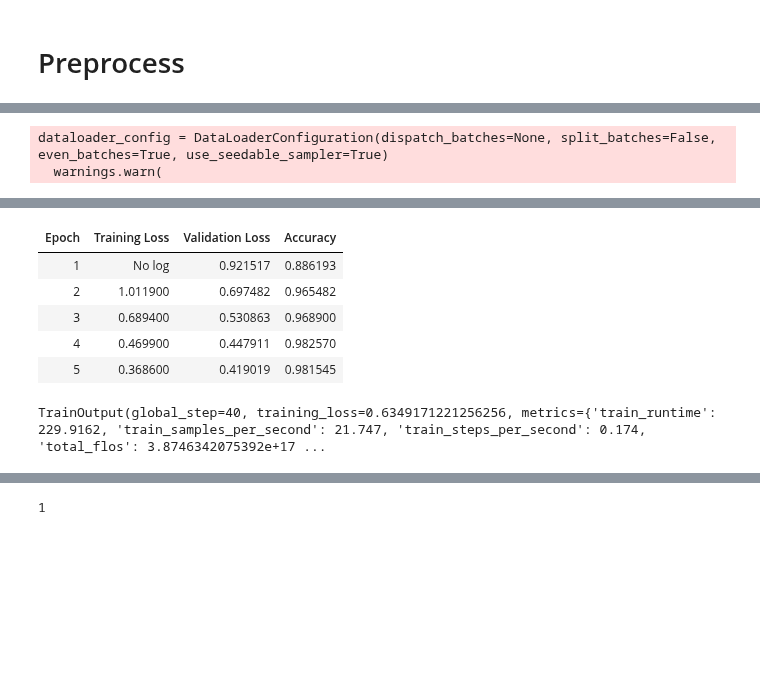
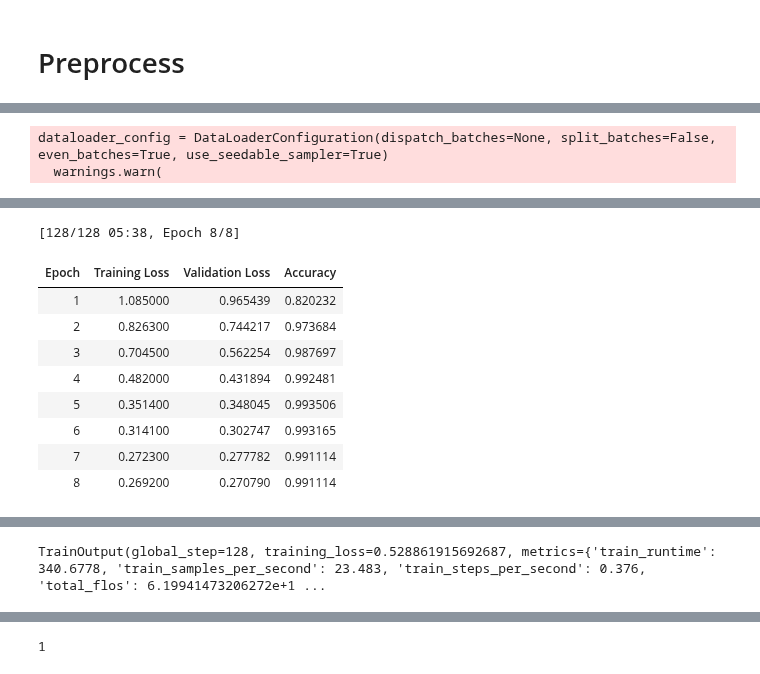
Before and after one commit to Tuchsanai/DL-FOR-COMPUTER-VISION, a Jupyter notebook: Hugging_face/Image_Classification1/Image_Classification_From_Folder.ipynb, the cells around one changed output, grey strips where cells are left out. Drawn from its saved outputs; the diff is of its cells as text; code cells hidden in the pictures; blank space fills up the shorter version.

```diff
--- a/Hugging_face/Image_Classification1/Image_Classification_From_Folder.ipynb
+++ b/Hugging_face/Image_Classification1/Image_Classification_From_Folder.ipynb
@@ -290,17 +304,49 @@ def collate_fn(batch):
         'pixel_values': torch.stack([x['pixel_values'] for x in batch]),
         'labels': torch.tensor([x['label'] for x in batch])
     }
+# %%
+import time
+import torch
+from transformers import TrainerCallback
+
+class GPUMonitoringCallback(TrainerCallback):
+    def on_train_begin(self, args, state, control, **kwargs):
+        self.start_time = time.time()
+
+    def on_step_begin(self, args, state, control, **kwargs):
+        if torch.cuda.is_available():
+            gpu_memory_allocated = torch.cuda.memory_allocated()
+            gpu_memory_reserved = torch.cuda.memory_reserved()
+            gpu_memory_total = torch.cuda.get_device_properties(0).total_memory
+            gpu_memory_usage = (gpu_memory_allocated + gpu_memory_reserved) / gpu_memory_total * 100
+            gpu_memory_usage_gb = (gpu_memory_allocated + gpu_memory_reserved) / (1024 * 1024 * 1024)  # Convert to GB
+
+            elapsed_time = time.time() - self.start_time
+            hours, remainder = divmod(elapsed_time, 3600)
+            minutes, seconds = divmod(remainder, 60)
+
+            print(f"\rStep: {state.global_step}, GPU Memory Usage: {gpu_memory_usage_gb:.2f} GB ({gpu_memory_usage:.2f}%), Elapsed Time: {int(hours):02d}:{int(minutes):02d}:{int(seconds):02d}", end="", flush=True)
+
+    def on_train_end(self, args, state, control, **kwargs):
+        total_time = time.time() - self.start_time
+        hours, remainder = divmod(total_time, 3600)
+        minutes, seconds = divmod(remainder, 60)
+        print(f"\nTotal Training Time: {int(hours):02d}:{int(minutes):02d}:{int(seconds):02d}")
+
+# Create an instance of the GPUMonitoringCallback
+gpu_monitoring_callback = GPUMonitoringCallback()
 # %%
+
 training_args = TrainingArguments(
     output_dir="my_awesome_food_model",
     remove_unused_columns=False,
     evaluation_strategy="epoch",
     save_strategy="epoch",
-    learning_rate=5e-5,
-    per_device_train_batch_size=32,
-    gradient_accumulation_steps=4,
-    per_device_eval_batch_size=16,
-    num_train_epochs=5,
+    learning_rate=2e-5,
+    per_device_train_batch_size=64,
+    gradient_accumulation_steps=1,
+    per_device_eval_batch_size=32,
+    num_train_epochs=8,
     warmup_ratio=0.1,
     logging_steps=10,
     load_best_model_at_end=True,
@@ -315,6 +361,7 @@ trainer = Trainer(
     train_dataset=train_dataset,
     eval_dataset=test_dataset,
     compute_metrics=compute_metrics,
+    callbacks=[gpu_monitoring_callback],
 )
 
 trainer.train()
@@ -325,7 +372,10 @@ dataloader_config = DataLoaderConfiguration(dispatch_batches=None, split_batches
+[128/128 05:38, Epoch 8/8]
 | Epoch | Training Loss | Validation Loss | Accuracy |
-| 1 | No log | 0.921517 | 0.886193 |
-| 2 | 1.011900 | 0.697482 | 0.965482 |
-| 3 | 0.689400 | 0.530863 | 0.968900 |
-| 4 | 0.469900 | 0.447911 | 0.982570 |
-| 5 | 0.368600 | 0.419019 | 0.981545 |
+| 1 | 1.085000 | 0.965439 | 0.820232 |
+| 2 | 0.826300 | 0.744217 | 0.973684 |
+| 3 | 0.704500 | 0.562254 | 0.987697 |
+| 4 | 0.482000 | 0.431894 | 0.992481 |
+| 5 | 0.351400 | 0.348045 | 0.993506 |
+| 6 | 0.314100 | 0.302747 | 0.993165 |
+| 7 | 0.272300 | 0.277782 | 0.991114 |
+| 8 | 0.269200 | 0.270790 | 0.991114 |
-TrainOutput(global_step=40, training_loss=0.6349171221256256, metrics={'train_runtime': 229.9162, 'train_samples_per_second': 21.747, 'train_steps_per_second': 0.174, 'total_flos': 3.8746342075392e+17 ...
@@ -332,3 +384,4 @@ TrainOutput(global_step=40, training_loss=0.6349171221256256, metrics={'train_ru
+TrainOutput(global_step=128, training_loss=0.528861915692687, metrics={'train_runtime': 340.6778, 'train_samples_per_second': 23.483, 'train_steps_per_second': 0.376, 'total_flos': 6.19941473206272e+1 ...
 # %%
 metrics = trainer.evaluate()
 print(metrics)
```
Also changed, not shown: parts of 8 cells of this notebook, 9 other files.
